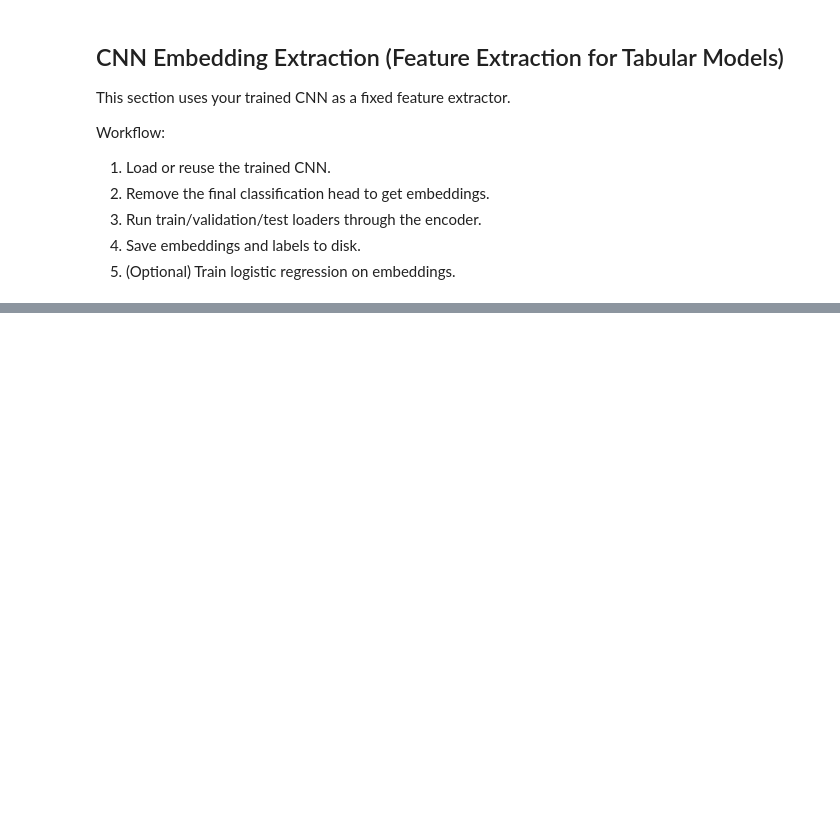
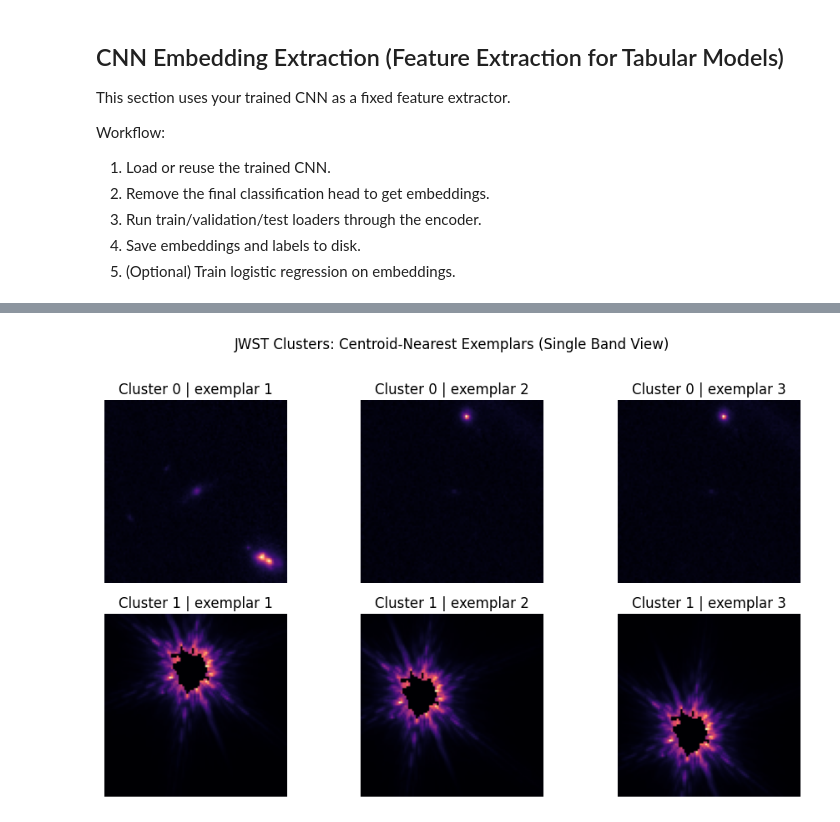
Before and after one commit to MADS-Milestone-2/Galaxy-Classifier, a Jupyter notebook: group-4-second-draft.ipynb, the cells around one changed output, grey strips where cells are left out. Saved outputs shown, nothing was run; the diff lists cells and outputs as text; code cells hidden in the pictures; blank space fills up the shorter version.

```diff
--- a/group-4-second-draft.ipynb
+++ b/group-4-second-draft.ipynb
@@ -3085,0 +3360,99 @@ print(classification_report(y_eval_emb, y_pred_emb, zero_division=0))
+# %%
+# Method 2 additional visual: exemplar images nearest each cluster centroid
+import numpy as np
+import pandas as pd
+import matplotlib.pyplot as plt
+from pathlib import Path
+
+if "jwst_dataset" not in globals():
+    raise RuntimeError("jwst_dataset not found. Run the JWST dataset-loading cell first.")
+
+# Load cluster labels from memory or CSV.
+if "jwst_cluster_labels" in globals():
+    labels = np.asarray(jwst_cluster_labels)
+else:
+    labels_path = Path("output-csv/jwst_unsupervised/jwst_unsup_cluster_labels.csv")
+    if not labels_path.exists():
+        raise FileNotFoundError(f"Cluster labels CSV not found at: {labels_path}")
+
+    labels_df = pd.read_csv(labels_path)
+    required_cols = {"sample_idx", "cluster"}
+    if not required_cols.issubset(labels_df.columns):
+        raise KeyError(
+            f"{labels_path} must contain columns {sorted(required_cols)}; found {list(labels_df.columns)}"
+        )
+
+    labels_df = labels_df.sort_values("sample_idx")
+    labels = labels_df["cluster"].to_numpy()
+    print(f"Loaded cluster labels from: {labels_path}")
+
+# Try to use embeddings if available to pick centroid-nearest exemplars.
+X = None
+if "jwst_embeddings" in globals():
+    X = np.asarray(jwst_embeddings)
+else:
+    emb_candidates = [
+        Path("output-csv/jwst_unsupervised/jwst_embeddings.npy"),
+        Path("jwst_embeddings.npy"),
+    ]
+    emb_path = next((p for p in emb_candidates if p.exists()), None)
+    if emb_path is not None:
+        X = np.load(emb_path)
+        print(f"Loaded embeddings from: {emb_path}")
+
+n_examples_per_cluster = 3
+# Choose one informative band for compact plotting (index 2 usually F150W if ordering is standard)
+band_idx = 2
+
+cluster_ids = np.sort(pd.unique(labels))
+n_clusters = len(cluster_ids)
+fig, axes = plt.subplots(n_clusters, n_examples_per_cluster, figsize=(3.2 * n_examples_per_cluster, 2.8 * n_clusters))
+if n_clusters == 1:
+    axes = np.array([axes])
+
+for row_idx, c in enumerate(cluster_ids):
+    cluster_idx = np.where(labels == c)[0]
+    if len(cluster_idx) == 0:
+        for j in range(n_examples_per_cluster):
+            axes[row_idx, j].axis("off")
+        continue
+
+    if X is not None and len(X) == len(labels):
+        centroid = X[cluster_idx].mean(axis=0)
+        d = np.linalg.norm(X[cluster_idx] - centroid, axis=1)
+        nearest_local = np.argsort(d)[:n_examples_per_cluster]
+        exemplar_idx = cluster_idx[nearest_local]
+    else:
+        exemplar_idx = cluster_idx[:n_examples_per_cluster]
+
+    for j in range(n_examples_per_cluster):
+        ax = axes[row_idx, j]
+        if j < len(exemplar_idx):
+            sample_idx = int(exemplar_idx[j])
+            sample = jwst_dataset[sample_idx]
+            if isinstance(sample, (tuple, list)):
+                sample = sample[0]
+
+            img = np.asarray(sample)
+            if img.ndim == 3 and band_idx < img.shape[0]:
+                view = img[band_idx]
+            elif img.ndim == 2:
+                view = img
+            else:
+                view = img[0] if img.ndim == 3 else np.squeeze(img)
+
+            ax.imshow(view, cmap="magma", origin="lower")
+            ax.set_title(f"Cluster {c} | exemplar {j+1}")
+            ax.axis("off")
+        else:
+            ax.axis("off")
+
+if X is not None and len(X) == len(labels):
+    title = "JWST Clusters: Centroid-Nearest Exemplars (Single Band View)"
+else:
+    title = "JWST Clusters: Example Images per Cluster (Single Band View)"
+plt.suptitle(title, y=1.01)
+plt.tight_layout()
+plt.show()
+# %% [output]
+[figure, added]
```
Also changed, not shown: parts of 10 cells of this notebook.
